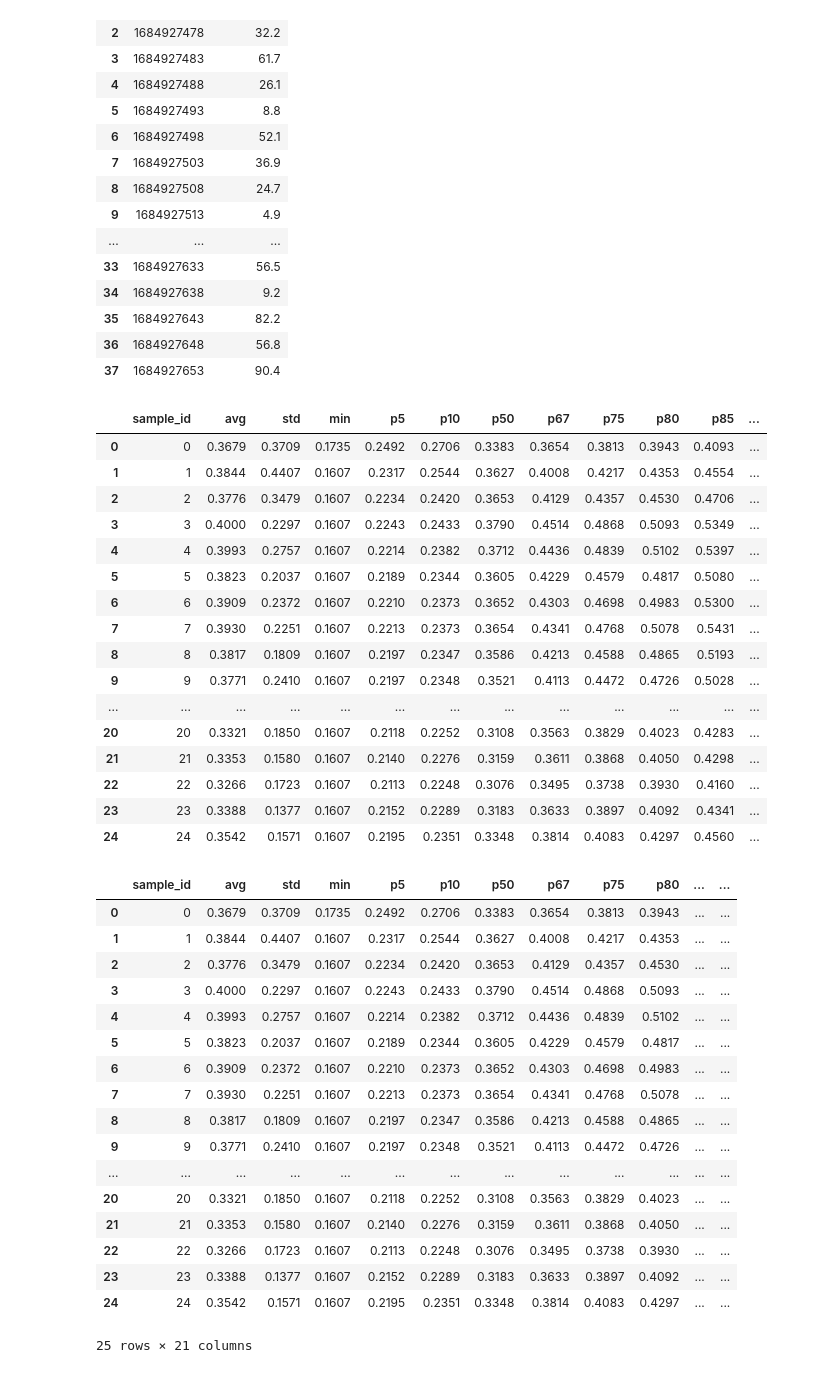
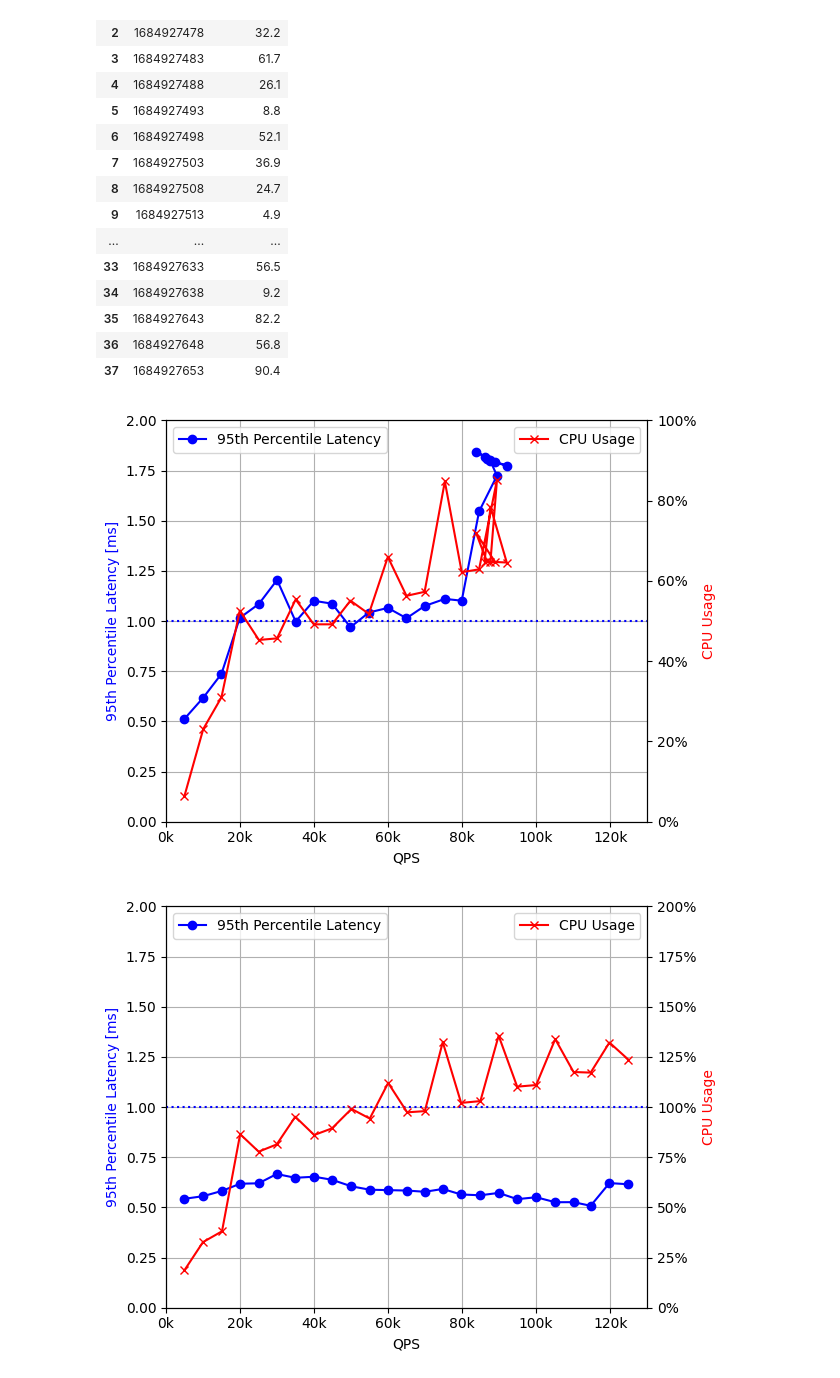
Before and after one commit to TimonFercho/CCA-23, a Jupyter notebook: part-4/part-4.-1.ipynb, the cells around one changed output. Cells and saved outputs as stored; diff of their text form; code cells hidden in the pictures.

Commit message:
feat(part-4-1): final adjustments for benchmarking + plotting

```diff
--- a/part-4/part-4.-1.ipynb
+++ b/part-4/part-4.-1.ipynb
@@ -38,40 +38,3 @@ cpu_df
 | 35 | 1684927643 | 82.2 |
 | 36 | 1684927648 | 56.8 |
 | 37 | 1684927653 | 90.4 |
-# %%
-data_dir = '.'
-filename = 'mcperf-output.txt'
-
-
-import pandas as pd
-from os.path import join
-def sample_to_df(filename):
-    df = pd.read_csv(join(data_dir, filename), sep='\s+', header=0, skipfooter=2, engine='python')
-    df = df.drop(columns=['#type'])
-    df = df.apply(lambda x: x/1e3)
-    df.reset_index(inplace=True)
-    df.rename(columns={'index': 'sample_id'}, inplace=True)
-    df['ts_start'] = df['ts_start'].astype(int)
-    df['ts_end'] = df['ts_end'].astype(int)
-    return df
-
-mcperf_df = sample_to_df(filename)
-mcperf_df
-# %% [output]
-|  | sample_id | avg | std | min | p5 | p10 | p50 | p67 | p75 | p80 | p85 | ... |
-| 0 | 0 | 0.3679 | 0.3709 | 0.1735 | 0.2492 | 0.2706 | 0.3383 | 0.3654 | 0.3813 | 0.3943 | 0.4093 | ... |
-| 1 | 1 | 0.3844 | 0.4407 | 0.1607 | 0.2317 | 0.2544 | 0.3627 | 0.4008 | 0.4217 | 0.4353 | 0.4554 | ... |
-| 2 | 2 | 0.3776 | 0.3479 | 0.1607 | 0.2234 | 0.2420 | 0.3653 | 0.4129 | 0.4357 | 0.4530 | 0.4706 | ... |
-| 3 | 3 | 0.4000 | 0.2297 | 0.1607 | 0.2243 | 0.2433 | 0.3790 | 0.4514 | 0.4868 | 0.5093 | 0.5349 | ... |
-| 4 | 4 | 0.3993 | 0.2757 | 0.1607 | 0.2214 | 0.2382 | 0.3712 | 0.4436 | 0.4839 | 0.5102 | 0.5397 | ... |
-| 5 | 5 | 0.3823 | 0.2037 | 0.1607 | 0.2189 | 0.2344 | 0.3605 | 0.4229 | 0.4579 | 0.4817 | 0.5080 | ... |
-| 6 | 6 | 0.3909 | 0.2372 | 0.1607 | 0.2210 | 0.2373 | 0.3652 | 0.4303 | 0.4698 | 0.4983 | 0.5300 | ... |
-| 7 | 7 | 0.3930 | 0.2251 | 0.1607 | 0.2213 | 0.2373 | 0.3654 | 0.4341 | 0.4768 | 0.5078 | 0.5431 | ... |
-| 8 | 8 | 0.3817 | 0.1809 | 0.1607 | 0.2197 | 0.2347 | 0.3586 | 0.4213 | 0.4588 | 0.4865 | 0.5193 | ... |
-| 9 | 9 | 0.3771 | 0.2410 | 0.1607 | 0.2197 | 0.2348 | 0.3521 | 0.4113 | 0.4472 | 0.4726 | 0.5028 | ... |
-| ... | ... | ... | ... | ... | ... | ... | ... | ... | ... | ... | ... | ... |
-| 20 | 20 | 0.3321 | 0.1850 | 0.1607 | 0.2118 | 0.2252 | 0.3108 | 0.3563 | 0.3829 | 0.4023 | 0.4283 | ... |
-| 21 | 21 | 0.3353 | 0.1580 | 0.1607 | 0.2140 | 0.2276 | 0.3159 | 0.3611 | 0.3868 | 0.4050 | 0.4298 | ... |
-| 22 | 22 | 0.3266 | 0.1723 | 0.1607 | 0.2113 | 0.2248 | 0.3076 | 0.3495 | 0.3738 | 0.3930 | 0.4160 | ... |
-| 23 | 23 | 0.3388 | 0.1377 | 0.1607 | 0.2152 | 0.2289 | 0.3183 | 0.3633 | 0.3897 | 0.4092 | 0.4341 | ... |
-| 24 | 24 | 0.3542 | 0.1571 | 0.1607 | 0.2195 | 0.2351 | 0.3348 | 0.3814 | 0.4083 | 0.4297 | 0.4560 | ... |
@@ -78,25 +98,21 @@ mcperf_df
 # %%
-def get_cpu_usage(cpu_df, ts_start, ts_end):
-    cpu_usage = cpu_df[(cpu_df['time_stamp'] >= ts_start) & (cpu_df['time_stamp'] <= ts_end)]['cpu_usage'].mean()
-    return cpu_usage
-mcperf_df['cpu_usage'] = mcperf_df.apply(lambda x: get_cpu_usage(cpu_df, x['ts_start'], x['ts_end']), axis=1)
-mcperf_df
+MCPERF_OUTPUT = 'mcperf-output.txt'
+CPU_USAGE_OUTPUT = 'memcached_logs.txt'
+
+for core in [1, 2]:
+    data_dir = f'cores-{core}'
+    mcperf_filepath = join(data_dir, MCPERF_OUTPUT)
+    mcperf_df = sample_to_df(mcperf_filepath)
+
+    cpu_usage_filepath = join(data_dir, CPU_USAGE_OUTPUT)
+    cpu_df = pd.read_csv(cpu_usage_filepath, sep=',', header=0)
+    def get_cpu_usage(cpu_df, ts_start, ts_end):
+        cpu_usage = cpu_df[(cpu_df['timestamp'] >= ts_start) & (cpu_df['timestamp'] <= ts_end)]['cpu_usage'].mean()
+
+        return cpu_usage
+    mcperf_df['cpu_usage'] = mcperf_df.apply(lambda x: get_cpu_usage(cpu_df, x['ts_start'], x['ts_end']), axis=1)
+
+    plot(mcperf_df, core)
 # %% [output]
-|  | sample_id | avg | std | min | p5 | p10 | p50 | p67 | p75 | p80 | ... | ... |
-| 0 | 0 | 0.3679 | 0.3709 | 0.1735 | 0.2492 | 0.2706 | 0.3383 | 0.3654 | 0.3813 | 0.3943 | ... | ... |
-| 1 | 1 | 0.3844 | 0.4407 | 0.1607 | 0.2317 | 0.2544 | 0.3627 | 0.4008 | 0.4217 | 0.4353 | ... | ... |
-| 2 | 2 | 0.3776 | 0.3479 | 0.1607 | 0.2234 | 0.2420 | 0.3653 | 0.4129 | 0.4357 | 0.4530 | ... | ... |
-| 3 | 3 | 0.4000 | 0.2297 | 0.1607 | 0.2243 | 0.2433 | 0.3790 | 0.4514 | 0.4868 | 0.5093 | ... | ... |
-| 4 | 4 | 0.3993 | 0.2757 | 0.1607 | 0.2214 | 0.2382 | 0.3712 | 0.4436 | 0.4839 | 0.5102 | ... | ... |
-| 5 | 5 | 0.3823 | 0.2037 | 0.1607 | 0.2189 | 0.2344 | 0.3605 | 0.4229 | 0.4579 | 0.4817 | ... | ... |
-| 6 | 6 | 0.3909 | 0.2372 | 0.1607 | 0.2210 | 0.2373 | 0.3652 | 0.4303 | 0.4698 | 0.4983 | ... | ... |
-| 7 | 7 | 0.3930 | 0.2251 | 0.1607 | 0.2213 | 0.2373 | 0.3654 | 0.4341 | 0.4768 | 0.5078 | ... | ... |
-| 8 | 8 | 0.3817 | 0.1809 | 0.1607 | 0.2197 | 0.2347 | 0.3586 | 0.4213 | 0.4588 | 0.4865 | ... | ... |
-| 9 | 9 | 0.3771 | 0.2410 | 0.1607 | 0.2197 | 0.2348 | 0.3521 | 0.4113 | 0.4472 | 0.4726 | ... | ... |
-| ... | ... | ... | ... | ... | ... | ... | ... | ... | ... | ... | ... | ... |
-| 20 | 20 | 0.3321 | 0.1850 | 0.1607 | 0.2118 | 0.2252 | 0.3108 | 0.3563 | 0.3829 | 0.4023 | ... | ... |
-| 21 | 21 | 0.3353 | 0.1580 | 0.1607 | 0.2140 | 0.2276 | 0.3159 | 0.3611 | 0.3868 | 0.4050 | ... | ... |
-| 22 | 22 | 0.3266 | 0.1723 | 0.1607 | 0.2113 | 0.2248 | 0.3076 | 0.3495 | 0.3738 | 0.3930 | ... | ... |
-| 23 | 23 | 0.3388 | 0.1377 | 0.1607 | 0.2152 | 0.2289 | 0.3183 | 0.3633 | 0.3897 | 0.4092 | ... | ... |
-| 24 | 24 | 0.3542 | 0.1571 | 0.1607 | 0.2195 | 0.2351 | 0.3348 | 0.3814 | 0.4083 | 0.4297 | ... | ... |
-25 rows × 21 columns
+[figure, added]
+[figure, added]
```
Also changed, not shown: parts of 3 cells of this notebook, 2 other files.
